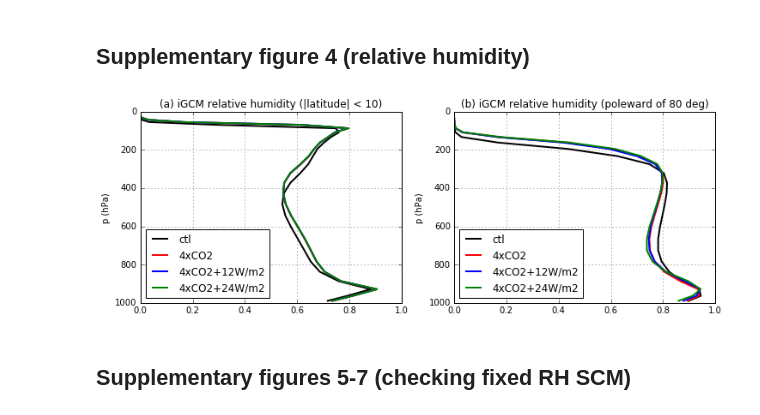
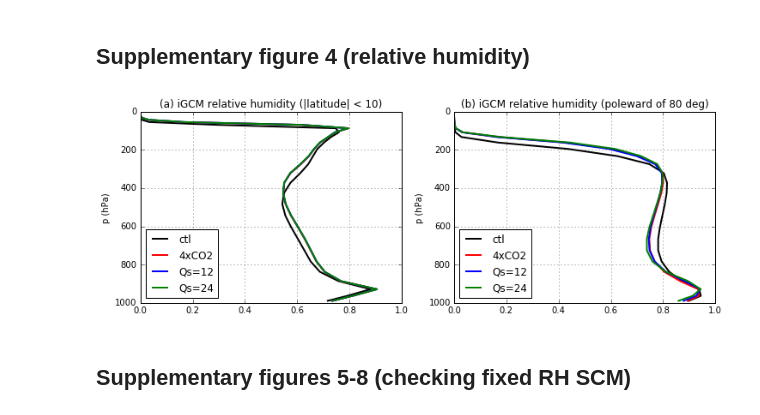
Before and after one commit to matthewjhenry/HMLR19_SCM, a Jupyter notebook: plot_figures.ipynb, the cells around one changed output. Drawn from its saved outputs; the diff is of its cells as text; code cells hidden in the pictures.

```diff
--- a/plot_figures.ipynb
+++ b/plot_figures.ipynb
@@ -1311,36 +1340,36 @@ Getting ozone data from /home/mhenry/Programs/anaconda2/lib/python2.7/site-packa
 # %%
 fig = matplotlib.pyplot.gcf()
 fig.set_size_inches(12, 4)
 plt.subplot(1,2,1)
 plt.plot(plot_eq(co2.f_lin.variables['rhum_avg'][:],co2.lat_,10),co2.sig_*1000,'k', label='ctl',linewidth=2)
 plt.plot(plot_eq(co2.f_lin_14xCO2.variables['rhum_avg'][:],co2.lat_,10),co2.sig_*1000,'r', label='4xCO2',linewidth=2)
-plt.plot(plot_eq(co2_HS12.f_lin_14xCO2.variables['rhum_avg'][:],co2.lat_,10),co2.sig_*1000,'b', label='4xCO2+12W/m2',linewidth=2)
-plt.plot(plot_eq(co2_HS24.f_lin_14xCO2.variables['rhum_avg'][:],co2.lat_,10),co2.sig_*1000,'g', label='4xCO2+24W/m2',linewidth=2)
+plt.plot(plot_eq(co2_HS12.f_lin_14xCO2.variables['rhum_avg'][:],co2.lat_,10),co2.sig_*1000,'b', label='Qs=12',linewidth=2)
+plt.plot(plot_eq(co2_HS24.f_lin_14xCO2.variables['rhum_avg'][:],co2.lat_,10),co2.sig_*1000,'g', label='Qs=24',linewidth=2)
 plt.title('(a) iGCM relative humidity (|latitude| < 10)')
 # plt.xlabel('K')
 plt.ylabel('p (hPa)')
 # plt.xlim([-5,15])
 lgd =plt.legend(loc='best')
 plt.gca().invert_yaxis()
 plt.grid()
 plt.subplot(1,2,2)
 plt.plot(plot_pole(co2.f_lin.variables['rhum_avg'][:],co2.lat_,80),co2.sig_*1000,'k', label='ctl',linewidth=2)
 plt.plot(plot_pole(co2.f_lin_14xCO2.variables['rhum_avg'][:],co2.lat_,80),co2.sig_*1000,'r', label='4xCO2',linewidth=2)
-plt.plot(plot_pole(co2_HS12.f_lin_14xCO2.variables['rhum_avg'][:],co2.lat_,80),co2.sig_*1000,'b', label='4xCO2+12W/m2',linewidth=2)
-plt.plot(plot_pole(co2_HS24.f_lin_14xCO2.variables['rhum_avg'][:],co2.lat_,80),co2.sig_*1000,'g', label='4xCO2+24W/m2',linewidth=2)
+plt.plot(plot_pole(co2_HS12.f_lin_14xCO2.variables['rhum_avg'][:],co2.lat_,80),co2.sig_*1000,'b', label='Qs=12',linewidth=2)
+plt.plot(plot_pole(co2_HS24.f_lin_14xCO2.variables['rhum_avg'][:],co2.lat_,80),co2.sig_*1000,'g', label='Qs=24',linewidth=2)
 plt.title('(b) iGCM relative humidity (poleward of 80 deg)')
 # plt.xlabel('K')
 plt.ylabel('p (hPa)')
 # plt.xlim([-5,15])
 lgd =plt.legend(loc='best')
 plt.gca().invert_yaxis()
 plt.grid()
 plt.savefig('figS4.eps', bbox_inches='tight')
 plt.show()
 # %% [output]
-[figure, old version]
+[figure, new version]
 # %% [markdown]
-## Supplementary figures 5-7 (checking fixed RH SCM)
+## Supplementary figures 5-8 (checking fixed RH SCM)
 # %%
 lat=10
 masks = [iGCM_run.lat_>-lat,iGCM_run.lat_<lat]
```
Also changed, not shown: parts of 12 cells of this notebook, 18 other files.
